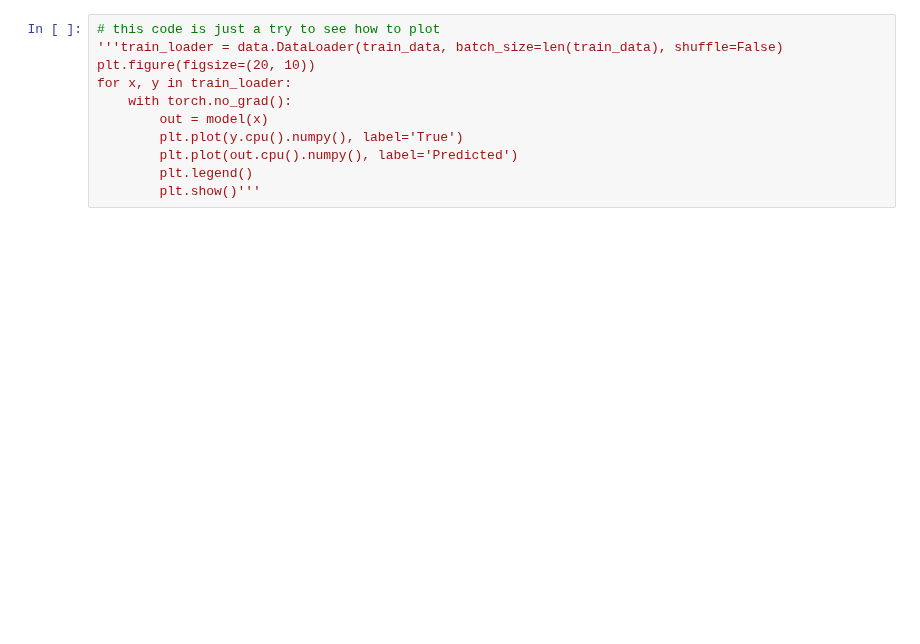
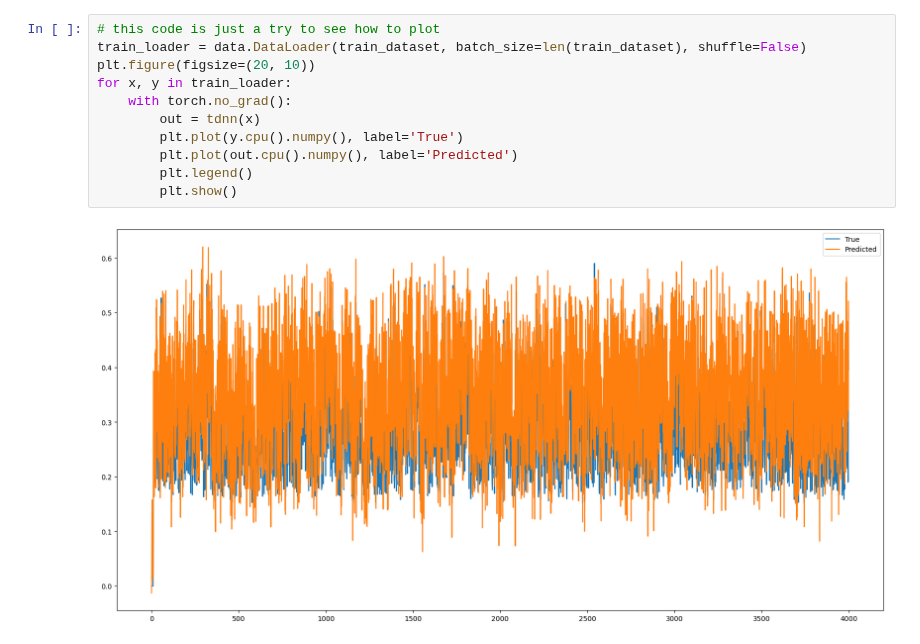
Before and after one commit to JacopoRaffi/CNS_Assignments, a Jupyter notebook: LAB3/LAB3_1/main.ipynb, the cells around one changed output. Cells and saved outputs as stored; diff of their text form; blank space fills up the shorter version.

```diff
--- a/LAB3/LAB3_1/main.ipynb
+++ b/LAB3/LAB3_1/main.ipynb
@@ -40,11 +97,13 @@ plt.legend()'''
 # %%
 # this code is just a try to see how to plot
-'''train_loader = data.DataLoader(train_data, batch_size=len(train_data), shuffle=False)
+train_loader = data.DataLoader(train_dataset, batch_size=len(train_dataset), shuffle=False)
 plt.figure(figsize=(20, 10))
 for x, y in train_loader:
     with torch.no_grad():
-        out = model(x)
+        out = tdnn(x)
         plt.plot(y.cpu().numpy(), label='True')
         plt.plot(out.cpu().numpy(), label='Predicted')
         plt.legend()
-        plt.show()'''
+        plt.show()
+# %% [output]
+[figure, added]
```
Also changed, not shown: parts of 8 cells of this notebook, 2 other files.
